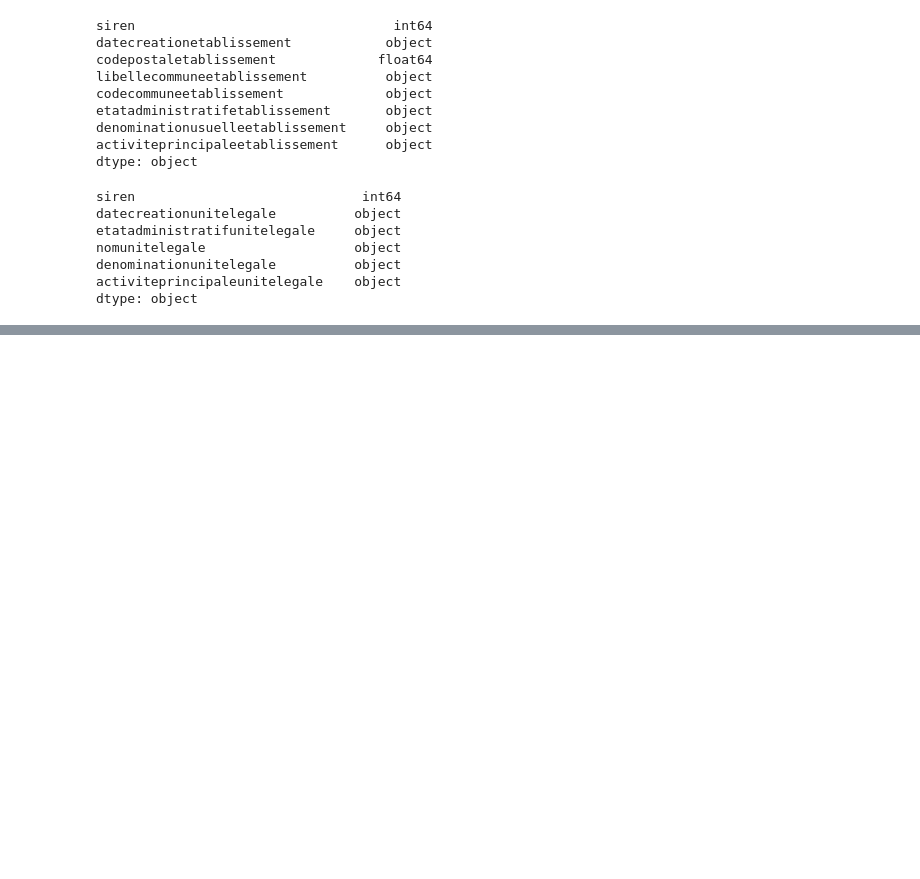
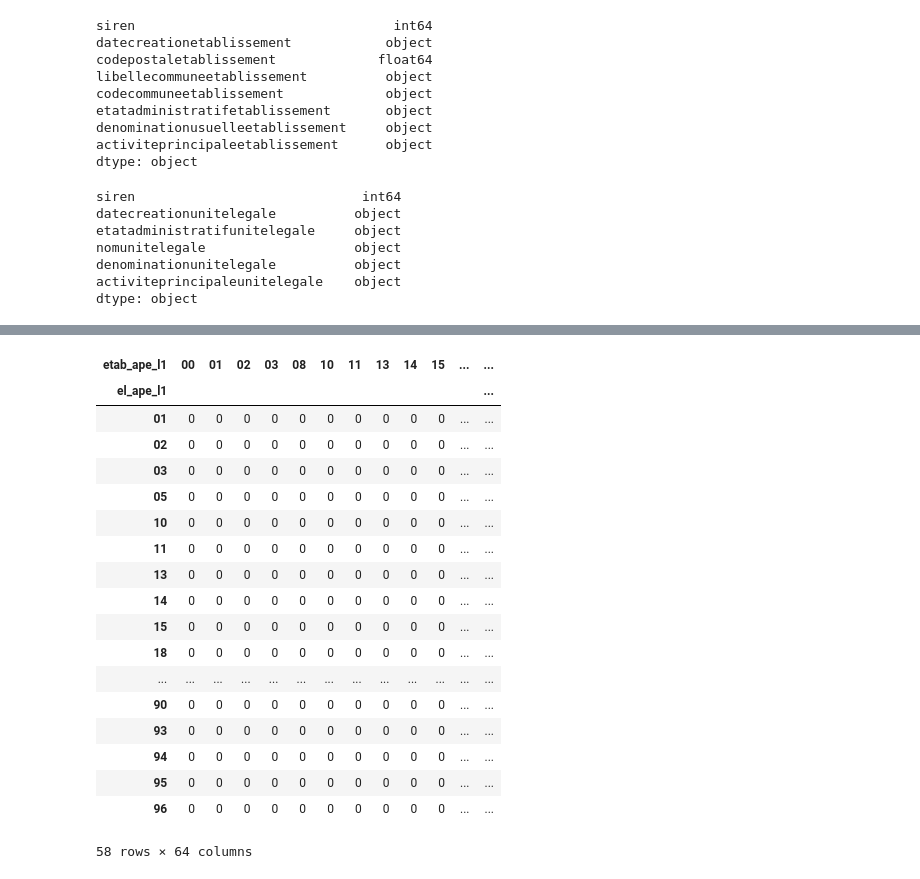
Before and after one commit to polleteloise/deserts-medicaux, a Jupyter notebook: notebooks/preparation_sirene.ipynb, the cells around one changed output, grey strips where cells are left out. Cells and saved outputs as stored; diff of their text form; code cells hidden in the pictures; blank space fills up the shorter version.

Commit message:
Finaliser préparation sirene

```diff
--- a/notebooks/preparation_sirene.ipynb
+++ b/notebooks/preparation_sirene.ipynb
@@ -263,2 +269,2 @@ process_df[process_df.activiteprincipaleunitelegale.isnull()].shape
 # %%
-etab_df.merge(entities_df, on='siren', how='outer', indicator=True)['_merge'].value_counts()
+pita = etab_df.merge(entities_df, on='siren', how='outer', indicator=True)
@@ -270 +271,3 @@ Name: _merge, dtype: int64
+# %%
+pita2 = pita[pita.activiteprincipaleetablissement.str.startswith(ACTIVITY_CODE) | pita.activiteprincipaleunitelegale.str.startswith(ACTIVITY_CODE)] #86.
 # %%
@@ -273,0 +346,5 @@ etab_df.shape
+# %%
+pita3 = (pita2.assign(etab_ape_l1 = lambda df: df.activiteprincipaleetablissement.str.slice(0,2))
+ .assign(el_ape_l1 = lambda df: df.activiteprincipaleunitelegale.str.slice(0,2))
+ .assign(cross_l1 = lambda df: df.el_ape_l1 + df.etab_ape_l1)
+)
@@ -273,0 +372,22 @@ etab_df.shape
+# %%
+pd.crosstab(pita3.el_ape_l1, pita3.etab_ape_l1)
+# %% [output]
+| etab_ape_l1 | 00 | 01 | 02 | 03 | 08 | 10 | 11 | 13 | 14 | 15 | ... | ... |
+| el_ape_l1 |  |  |  |  |  |  |  |  |  |  |  | ... |
+| 01 | 0 | 0 | 0 | 0 | 0 | 0 | 0 | 0 | 0 | 0 | ... | ... |
+| 02 | 0 | 0 | 0 | 0 | 0 | 0 | 0 | 0 | 0 | 0 | ... | ... |
+| 03 | 0 | 0 | 0 | 0 | 0 | 0 | 0 | 0 | 0 | 0 | ... | ... |
+| 05 | 0 | 0 | 0 | 0 | 0 | 0 | 0 | 0 | 0 | 0 | ... | ... |
+| 10 | 0 | 0 | 0 | 0 | 0 | 0 | 0 | 0 | 0 | 0 | ... | ... |
+| 11 | 0 | 0 | 0 | 0 | 0 | 0 | 0 | 0 | 0 | 0 | ... | ... |
+| 13 | 0 | 0 | 0 | 0 | 0 | 0 | 0 | 0 | 0 | 0 | ... | ... |
+| 14 | 0 | 0 | 0 | 0 | 0 | 0 | 0 | 0 | 0 | 0 | ... | ... |
+| 15 | 0 | 0 | 0 | 0 | 0 | 0 | 0 | 0 | 0 | 0 | ... | ... |
+| 18 | 0 | 0 | 0 | 0 | 0 | 0 | 0 | 0 | 0 | 0 | ... | ... |
+| ... | ... | ... | ... | ... | ... | ... | ... | ... | ... | ... | ... | ... |
+| 90 | 0 | 0 | 0 | 0 | 0 | 0 | 0 | 0 | 0 | 0 | ... | ... |
+| 93 | 0 | 0 | 0 | 0 | 0 | 0 | 0 | 0 | 0 | 0 | ... | ... |
+| 94 | 0 | 0 | 0 | 0 | 0 | 0 | 0 | 0 | 0 | 0 | ... | ... |
+| 95 | 0 | 0 | 0 | 0 | 0 | 0 | 0 | 0 | 0 | 0 | ... | ... |
+| 96 | 0 | 0 | 0 | 0 | 0 | 0 | 0 | 0 | 0 | 0 | ... | ... |
+58 rows × 64 columns
```
Also changed, not shown: parts of 43 cells of this notebook, 1 other file.
